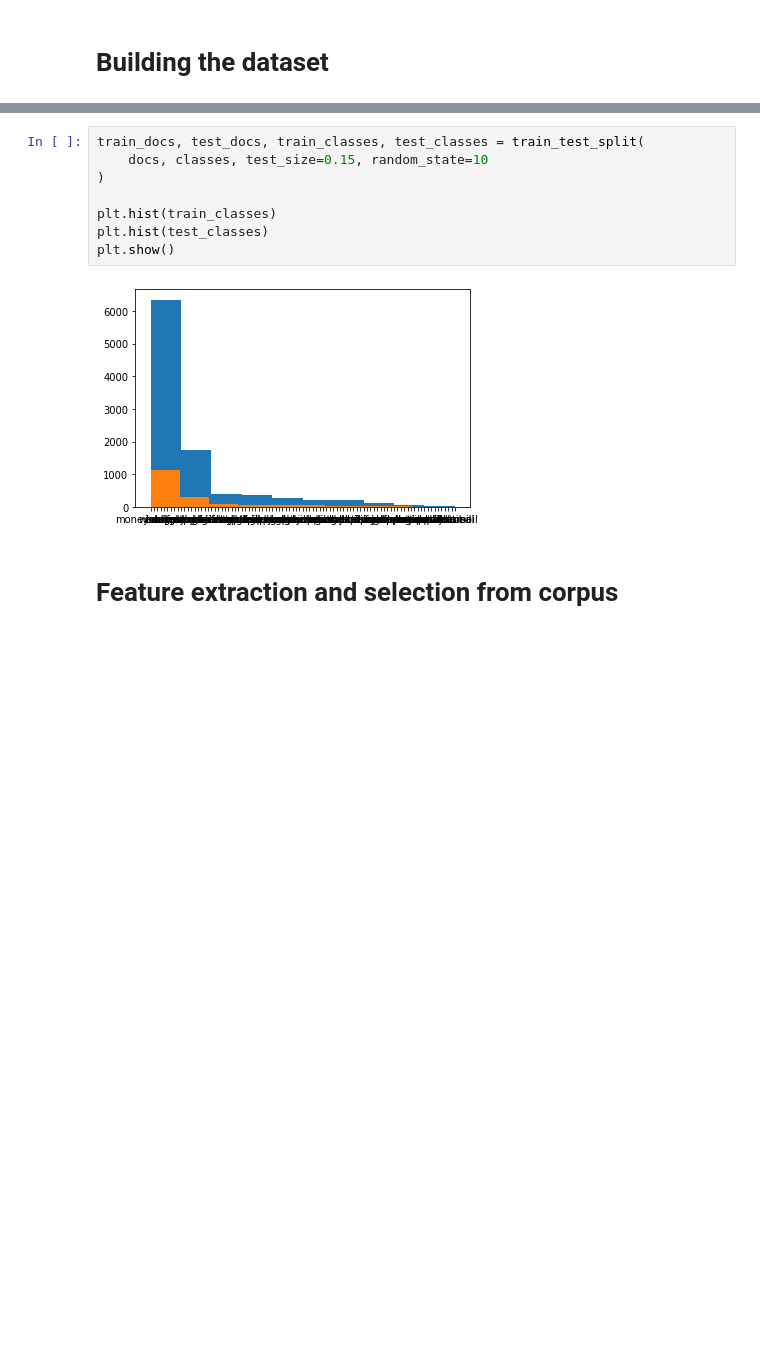
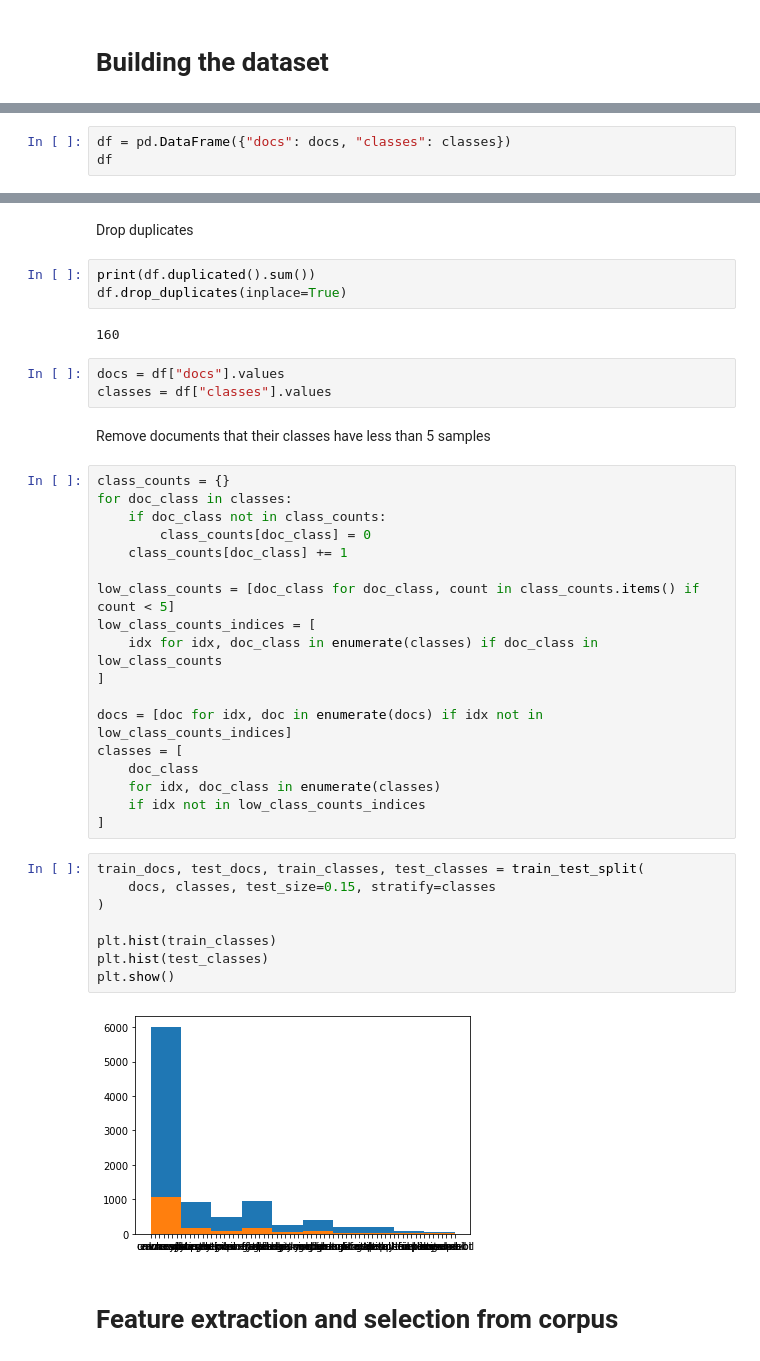
Before and after one commit to obadakhalili/text-classification, a Jupyter notebook: notebook.ipynb, the cells around one changed output, grey strips where cells are left out. Drawn from its saved outputs; the diff is of its cells as text; blank space fills up the shorter version.

```diff
--- a/notebook.ipynb
+++ b/notebook.ipynb
@@ -31,0 +36,3 @@ plt.show()
+# %%
+df = pd.DataFrame({"docs": docs, "classes": classes})
+df
@@ -32,13 +53,43 @@ plt.show()
+# %% [markdown]
+Drop duplicates
+# %%
+print(df.duplicated().sum())
+df.drop_duplicates(inplace=True)
+# %% [output]
+160
+# %%
+docs = df["docs"].values
+classes = df["classes"].values
+# %% [markdown]
+Remove documents that their classes have less than 5 samples
+# %%
+class_counts = {}
+for doc_class in classes:
+    if doc_class not in class_counts:
+        class_counts[doc_class] = 0
+    class_counts[doc_class] += 1
+
+low_class_counts = [doc_class for doc_class, count in class_counts.items() if count < 5]
+low_class_counts_indices = [
+    idx for idx, doc_class in enumerate(classes) if doc_class in low_class_counts
+]
+
+docs = [doc for idx, doc in enumerate(docs) if idx not in low_class_counts_indices]
+classes = [
+    doc_class
+    for idx, doc_class in enumerate(classes)
+    if idx not in low_class_counts_indices
+]
 # %%
 train_docs, test_docs, train_classes, test_classes = train_test_split(
-    docs, classes, test_size=0.15, random_state=10
+    docs, classes, test_size=0.15, stratify=classes
 )
 
 plt.hist(train_classes)
 plt.hist(test_classes)
 plt.show()
 # %% [output]
-[figure, old version]
+[figure, new version]
 # %% [markdown]
 # Feature extraction and selection from corpus
 # %%
```
Also changed, not shown: parts of 28 cells of this notebook, 1 other file.
